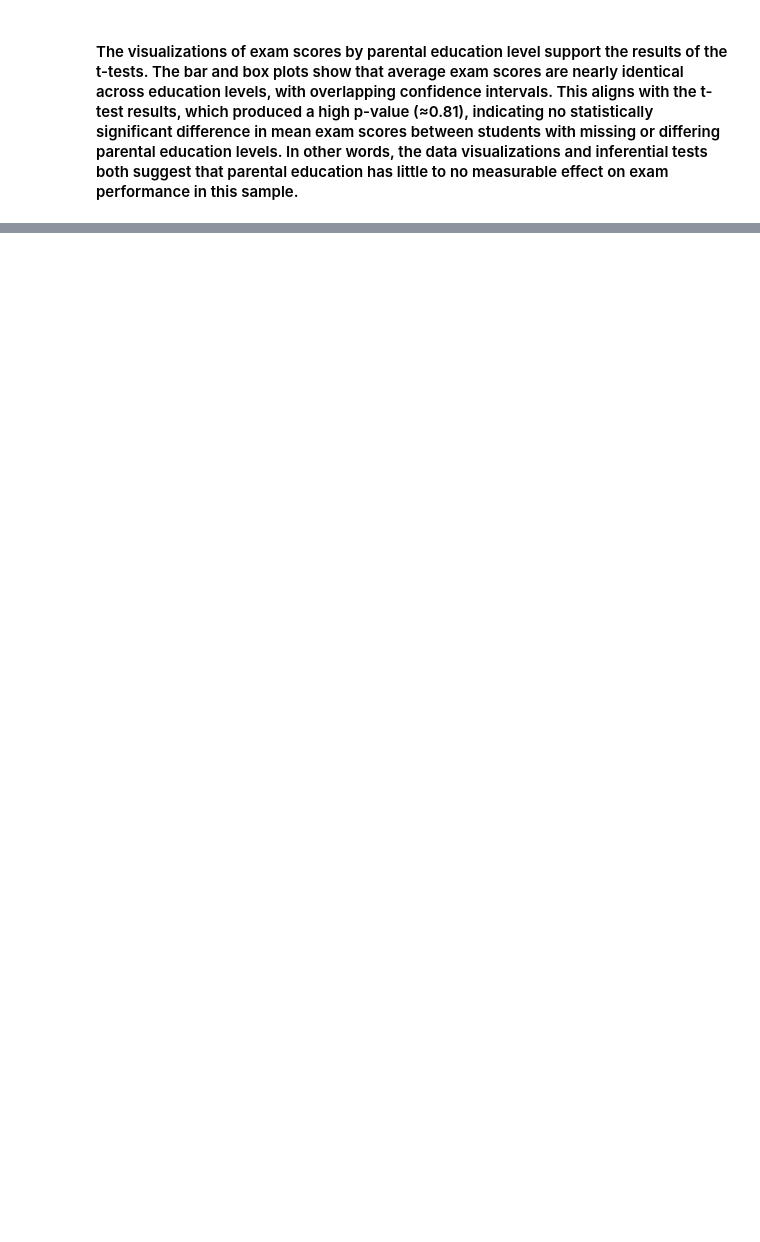
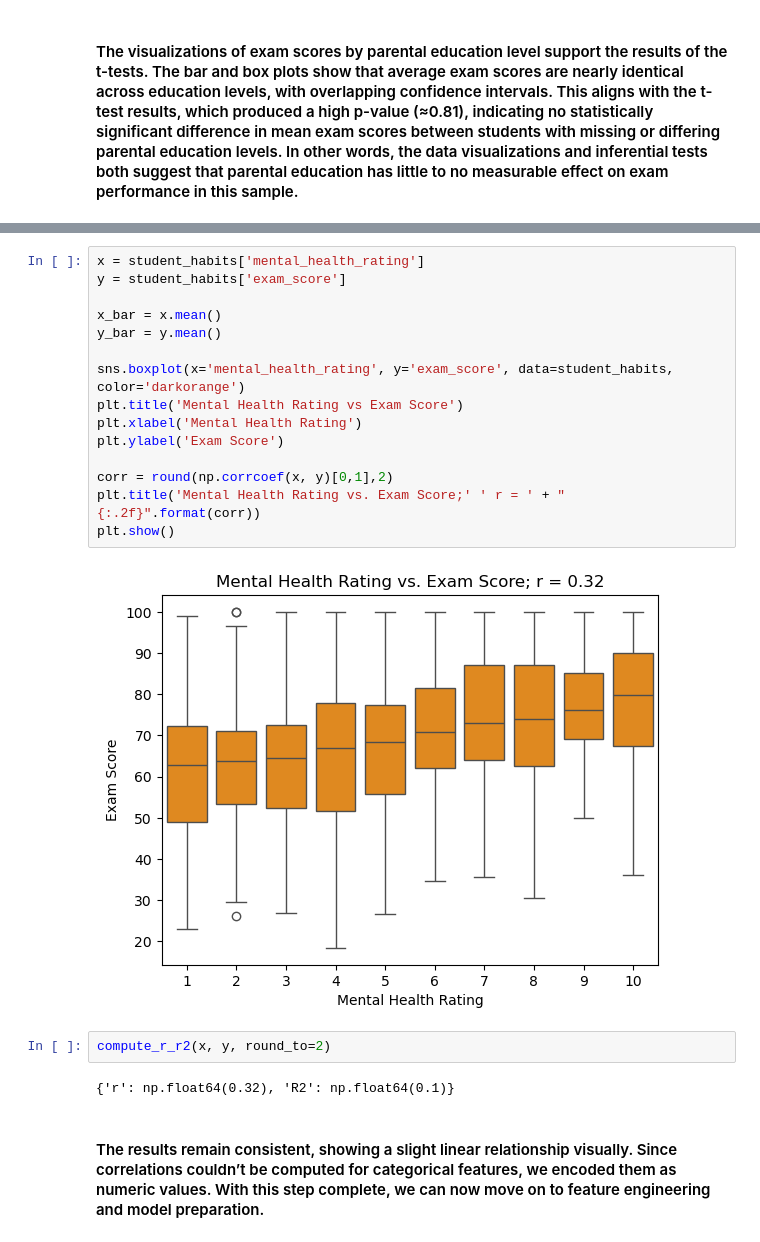
Before and after one commit to USD-AAI-500-Stats-Group-2/Stats500FinalProject, a Jupyter notebook: paul/Data_Analysis.ipynb, the cells around one changed output, grey strips where cells are left out. Cells and saved outputs as stored; diff of their text form; blank space fills up the shorter version.

```diff
--- a/paul/Data_Analysis.ipynb
+++ b/paul/Data_Analysis.ipynb
@@ -284,0 +356,23 @@ plt.show()
+# %%
+x = student_habits['mental_health_rating']
+y = student_habits['exam_score']
+
+x_bar = x.mean()
+y_bar = y.mean()
+
+sns.boxplot(x='mental_health_rating', y='exam_score', data=student_habits, color='darkorange')
+plt.title('Mental Health Rating vs Exam Score')
+plt.xlabel('Mental Health Rating')
+plt.ylabel('Exam Score')
+
+corr = round(np.corrcoef(x, y)[0,1],2)
+plt.title('Mental Health Rating vs. Exam Score;' ' r = ' + "{:.2f}".format(corr))
+plt.show()
+# %% [output]
+[figure, added]
+# %%
+compute_r_r2(x, y, round_to=2)
+# %% [output]
+{'r': np.float64(0.32), 'R2': np.float64(0.1)}
+# %% [markdown]
+#### The results remain consistent, showing a slight linear relationship visually. Since correlations couldn’t be computed for categorical features, we encoded them as numeric values. With this step complete, we can now move on to feature engineering and model preparation.
```
Also changed, not shown: parts of 40 cells of this notebook, 1 other file.
